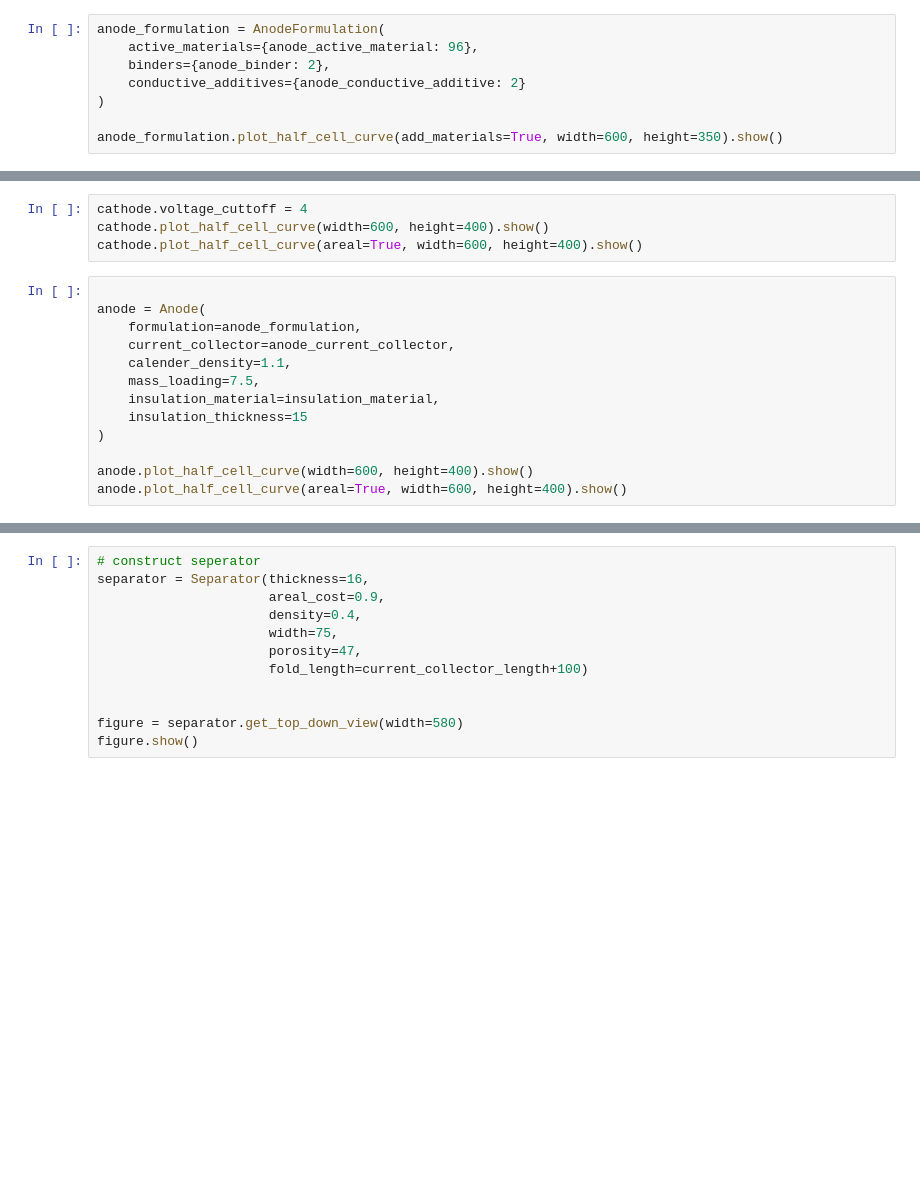
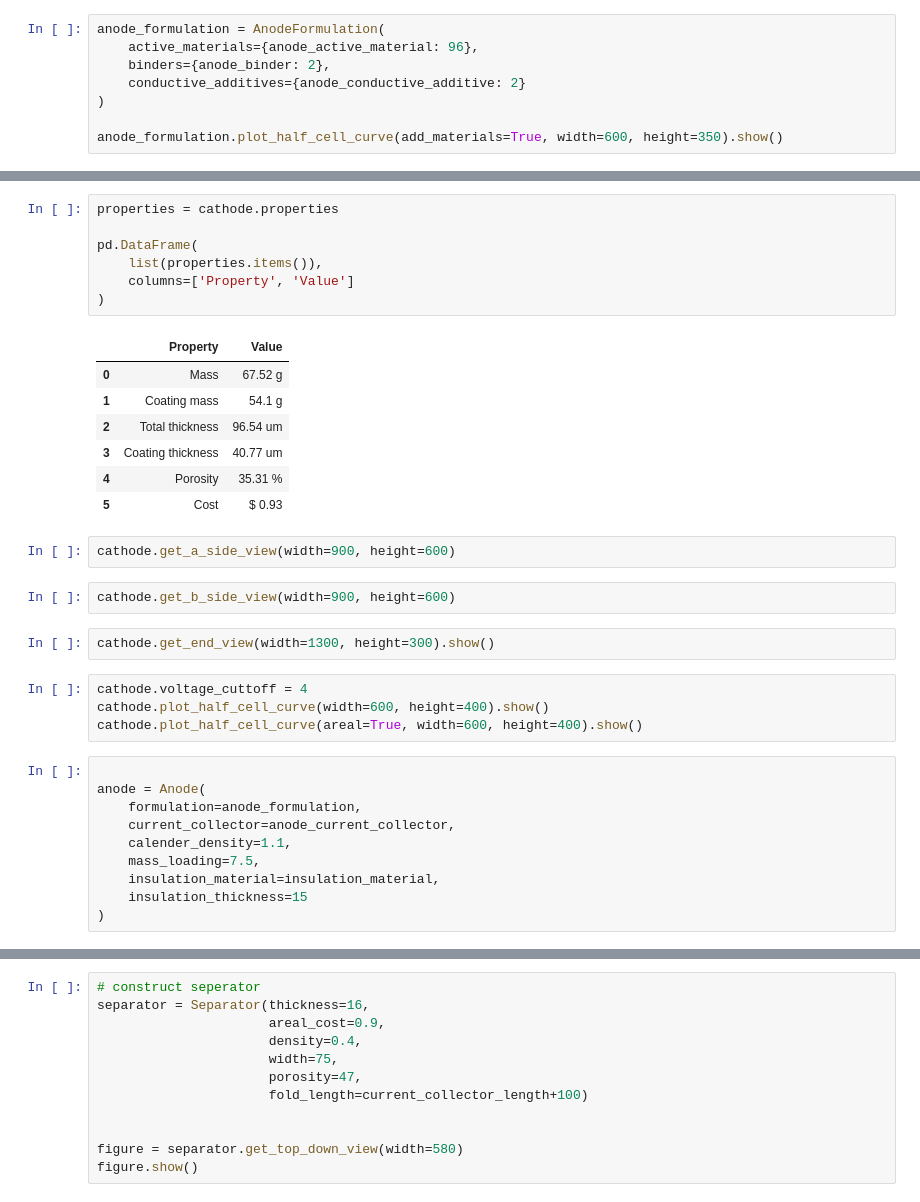
Before and after one commit to stanford-developers/steer-opencell-design, a Jupyter notebook: tutorials/cell_setup_cylindrical.ipynb, the cells around one changed output, grey strips where cells are left out. Cells and saved outputs as stored; diff of their text form; blank space fills up the shorter version.

```diff
--- a/tutorials/cell_setup_cylindrical.ipynb
+++ b/tutorials/cell_setup_cylindrical.ipynb
@@ -137,3 +159,24 @@ ValueError:
+# %%
+properties = cathode.properties
+
+pd.DataFrame(
+    list(properties.items()),
+    columns=['Property', 'Value']
+)
+# %% [output]
+|  | Property | Value |
+| 0 | Mass | 67.52 g |
+| 1 | Coating mass | 54.1 g |
+| 2 | Total thickness | 96.54 um |
+| 3 | Coating thickness | 40.77 um |
+| 4 | Porosity | 35.31 % |
+| 5 | Cost | $ 0.93 |
+# %%
+cathode.get_a_side_view(width=900, height=600)
+# %%
+cathode.get_b_side_view(width=900, height=600)
+# %%
+cathode.get_end_view(width=1300, height=300).show()
 # %%
 cathode.voltage_cuttoff = 4
 cathode.plot_half_cell_curve(width=600, height=400).show()
@@ -148,6 +191,3 @@ anode = Anode(
     insulation_material=insulation_material,
     insulation_thickness=15
 )
-
-anode.plot_half_cell_curve(width=600, height=400).show()
-anode.plot_half_cell_curve(areal=True, width=600, height=400).show()
```
Also changed, not shown: parts of 14 cells of this notebook, 1 other file.
